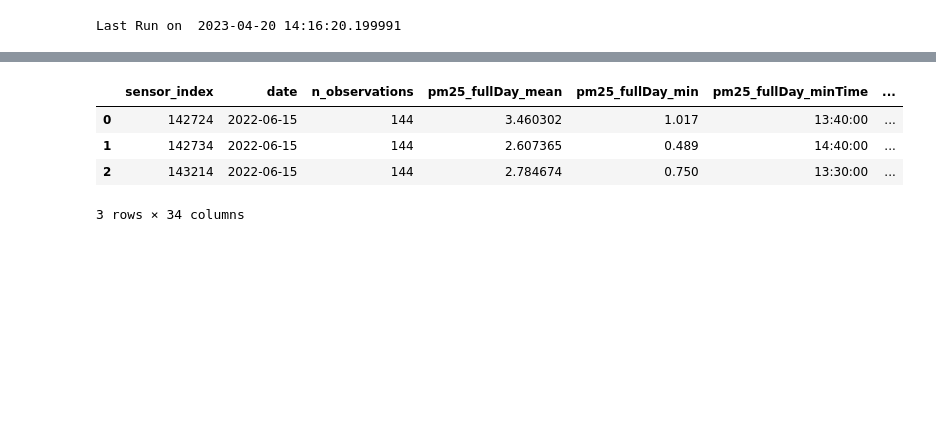
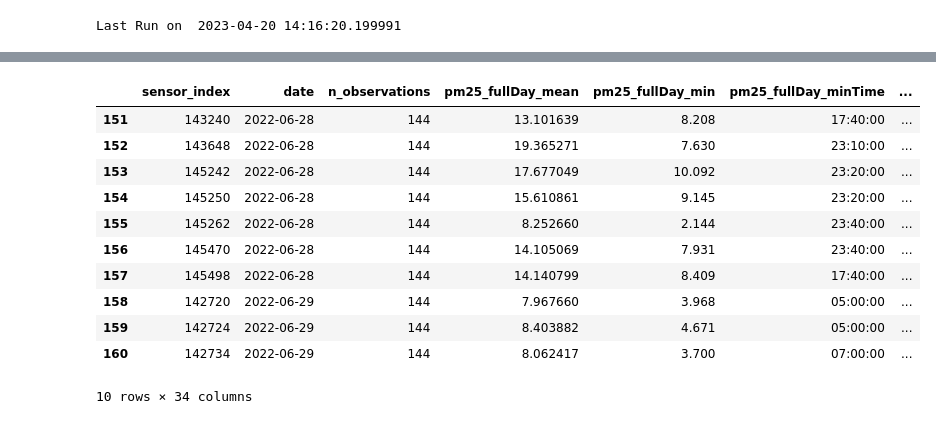
Before and after one commit to RTGS-Lab/QualityAirQualityCities, a Jupyter notebook: arcpy/qaqc/Historic_PurpleAir/Historic_Daily_Summaries.ipynb, the cells around one changed output, grey strips where cells are left out. Cells and saved outputs as stored; diff of their text form; code cells hidden in the pictures; blank space fills up the shorter version.

```diff
--- a/arcpy/qaqc/Historic_PurpleAir/Historic_Daily_Summaries.ipynb
+++ b/arcpy/qaqc/Historic_PurpleAir/Historic_Daily_Summaries.ipynb
@@ -343,9 +352,19 @@ KeyboardInterrupt:
-# %%
-daily_summary_df
-# %% [output]
-|  | sensor_index | date | n_observations | pm25_fullDay_mean | pm25_fullDay_min | pm25_fullDay_minTime | ... |
-| 0 | 142724 | 2022-06-15 | 144 | 3.460302 | 1.017 | 13:40:00 | ... |
-| 1 | 142734 | 2022-06-15 | 144 | 2.607365 | 0.489 | 14:40:00 | ... |
-| 2 | 143214 | 2022-06-15 | 144 | 2.784674 | 0.750 | 13:30:00 | ... |
-3 rows × 34 columns
+# %%
+daily_summary_df.tail(10)
+
+# Drop Duplicates
+# daily_summary_df = daily_summary_df.drop_duplicates(ignore_index = True).copy()
+# %% [output]
+|  | sensor_index | date | n_observations | pm25_fullDay_mean | pm25_fullDay_min | pm25_fullDay_minTime | ... |
+| 151 | 143240 | 2022-06-28 | 144 | 13.101639 | 8.208 | 17:40:00 | ... |
+| 152 | 143648 | 2022-06-28 | 144 | 19.365271 | 7.630 | 23:10:00 | ... |
+| 153 | 145242 | 2022-06-28 | 144 | 17.677049 | 10.092 | 23:20:00 | ... |
+| 154 | 145250 | 2022-06-28 | 144 | 15.610861 | 9.145 | 23:20:00 | ... |
+| 155 | 145262 | 2022-06-28 | 144 | 8.252660 | 2.144 | 23:40:00 | ... |
+| 156 | 145470 | 2022-06-28 | 144 | 14.105069 | 7.931 | 23:40:00 | ... |
+| 157 | 145498 | 2022-06-28 | 144 | 14.140799 | 8.409 | 17:40:00 | ... |
+| 158 | 142720 | 2022-06-29 | 144 | 7.967660 | 3.968 | 05:00:00 | ... |
+| 159 | 142724 | 2022-06-29 | 144 | 8.403882 | 4.671 | 05:00:00 | ... |
+| 160 | 142734 | 2022-06-29 | 144 | 8.062417 | 3.700 | 07:00:00 | ... |
+10 rows × 34 columns
 # %%
```
Also changed, not shown: parts of 4 cells of this notebook, 1 other file.
